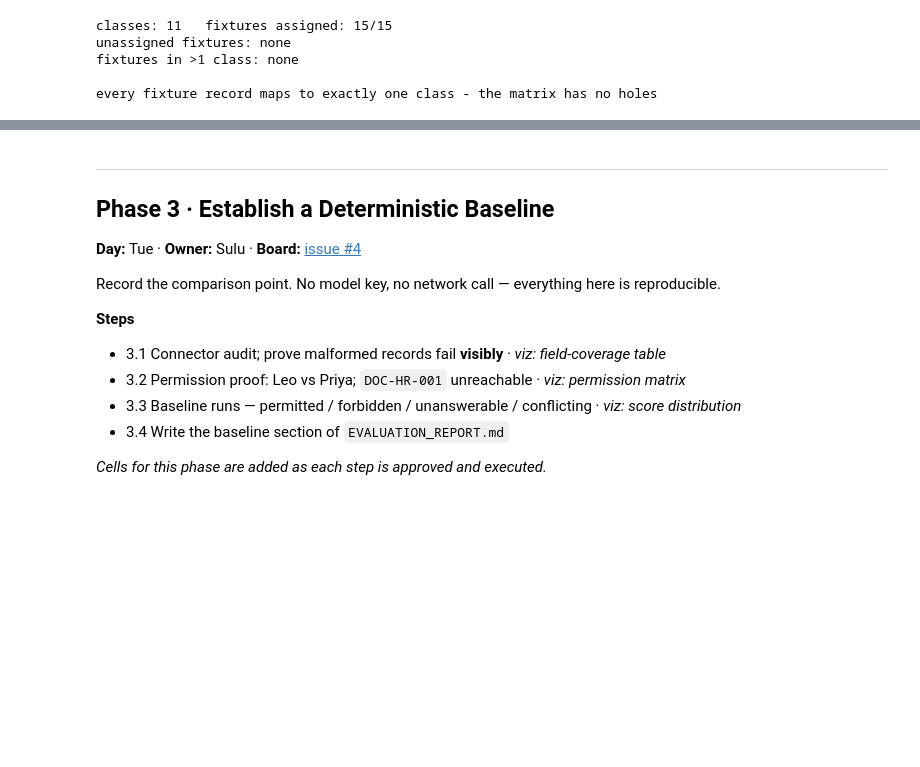
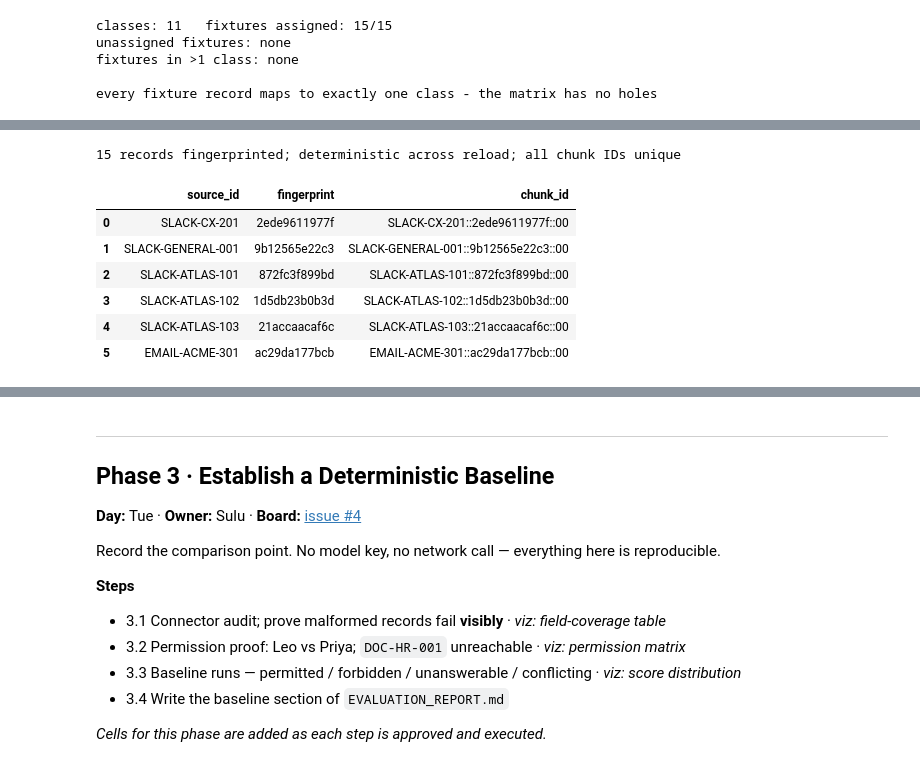
Before and after one commit to sulugambari/ai-agent-project, a Jupyter notebook: notebooks/northstar_build.ipynb, the cells around one changed output, grey strips where cells are left out. Saved outputs shown, nothing was run; the diff lists cells and outputs as text; code cells hidden in the pictures; blank space fills up the shorter version.

```diff
--- a/notebooks/northstar_build.ipynb
+++ b/notebooks/northstar_build.ipynb
@@ -887,0 +909,67 @@ MISMATCHES: none
+# %%
+# --- Revision fingerprint -------------------------------------------------
+# WHAT: derive a short, deterministic fingerprint for a record's *indexable
+#       state*, used to build chunk IDs of the form  <source_id>::<fp>::<nn>.
+# WHY:  source_id alone is stable but cannot express "this record changed", so
+#       upserts would never fire. A timestamp cannot express it either, because
+#       an edited Slack message keeps its original timestamp.
+#
+# WHY THE FINGERPRINT COVERS METADATA, NOT JUST CONTENT — this is the important
+# design decision. A hash over `content` alone misses two changes that matter:
+#   1. front-matter-only edits. python-frontmatter puts YAML in `.metadata` and
+#      body text in `.content`, so flipping a policy from status=current to
+#      status=archived leaves the content byte-identical. A content-only hash
+#      would keep serving the stale chunk.
+#   2. permission changes. If `allowed_roles` is tightened, a content-only hash
+#      does not change, so the ALREADY-INDEXED chunk keeps its old permission
+#      metadata and stays retrievable under the old policy. That is a stale
+#      authorization, not a stale answer - the more serious of the two.
+# So the fingerprint spans content plus every field that governs retrieval or
+# access. Any change to what may be seen, or by whom, forces a re-index.
+import hashlib
+import json
+
+GOVERNANCE_FIELDS = ("content", "title", "allowed_roles", "confidentiality",
+                     "status", "occurred_at")
+
+def revision_fingerprint(doc: CompanyDocument) -> str:
+    """Return a 12-hex-char fingerprint of everything that governs indexing."""
+    payload = {
+        "content": " ".join(doc.content.split()),      # normalize whitespace only
+        "title": doc.title,
+        "allowed_roles": sorted(doc.allowed_roles),    # sorted: frozenset order is not stable
+        "confidentiality": doc.confidentiality,
+        "status": str(doc.metadata.get("status", "")),
+        "occurred_at": doc.occurred_at.isoformat() if doc.occurred_at else None,
+    }
+    blob = json.dumps(payload, sort_keys=True, ensure_ascii=False)
+    return hashlib.sha256(blob.encode("utf-8")).hexdigest()[:12]
+
+def chunk_id(doc: CompanyDocument, chunk_index: int = 0) -> str:
+    """Stable, collision-resistant chunk identifier.
+
+    source_id stays constant so CITATIONS keep resolving across revisions;
+    the fingerprint changes so the INDEX knows to replace the old chunk.
+    Those are two different jobs and they need two different identifiers.
+    """
+    return f"{doc.source_id}::{revision_fingerprint(doc)}::{chunk_index:02d}"
+
+ids = pd.DataFrame([{"source_id": d.source_id, "fingerprint": revision_fingerprint(d),
+                     "chunk_id": chunk_id(d)} for d in documents])
+
+# determinism: recomputing from a fresh load must give identical fingerprints
+reloaded = load_all_documents(DATA_RAW)
+assert [revision_fingerprint(d) for d in reloaded] == list(ids.fingerprint), \
+    "fingerprint must be deterministic across loads or every sync re-indexes everything"
+assert ids.chunk_id.is_unique, "chunk IDs must be unique"
+print(f"{len(ids)} records fingerprinted; deterministic across reload; all chunk IDs unique")
+display(ids.head(6))
+# %% [output]
+15 records fingerprinted; deterministic across reload; all chunk IDs unique
+|  | source_id | fingerprint | chunk_id |
+| 0 | SLACK-CX-201 | 2ede9611977f | SLACK-CX-201::2ede9611977f::00 |
+| 1 | SLACK-GENERAL-001 | 9b12565e22c3 | SLACK-GENERAL-001::9b12565e22c3::00 |
+| 2 | SLACK-ATLAS-101 | 872fc3f899bd | SLACK-ATLAS-101::872fc3f899bd::00 |
+| 3 | SLACK-ATLAS-102 | 1d5db23b0b3d | SLACK-ATLAS-102::1d5db23b0b3d::00 |
+| 4 | SLACK-ATLAS-103 | 21accaacaf6c | SLACK-ATLAS-103::21accaacaf6c::00 |
+| 5 | EMAIL-ACME-301 | ac29da177bcb | EMAIL-ACME-301::ac29da177bcb::00 |
```
Also changed, not shown: parts of 3 cells of this notebook, 4 other files.
